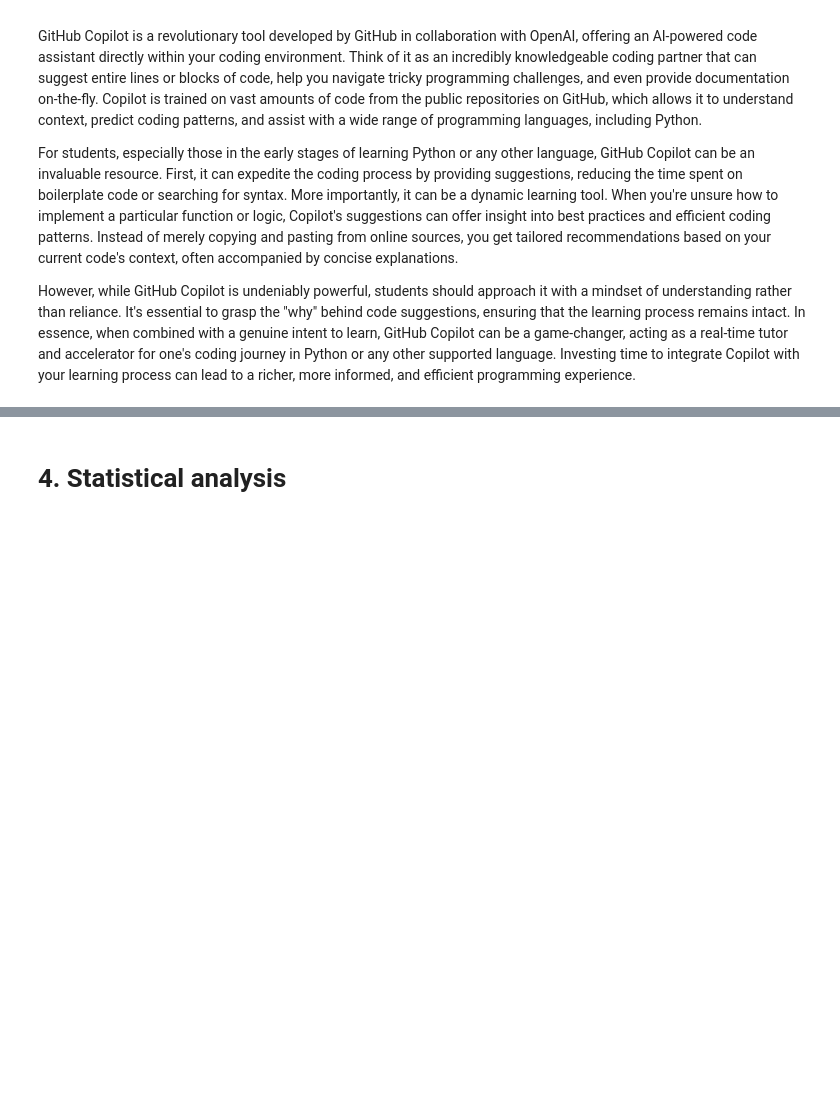
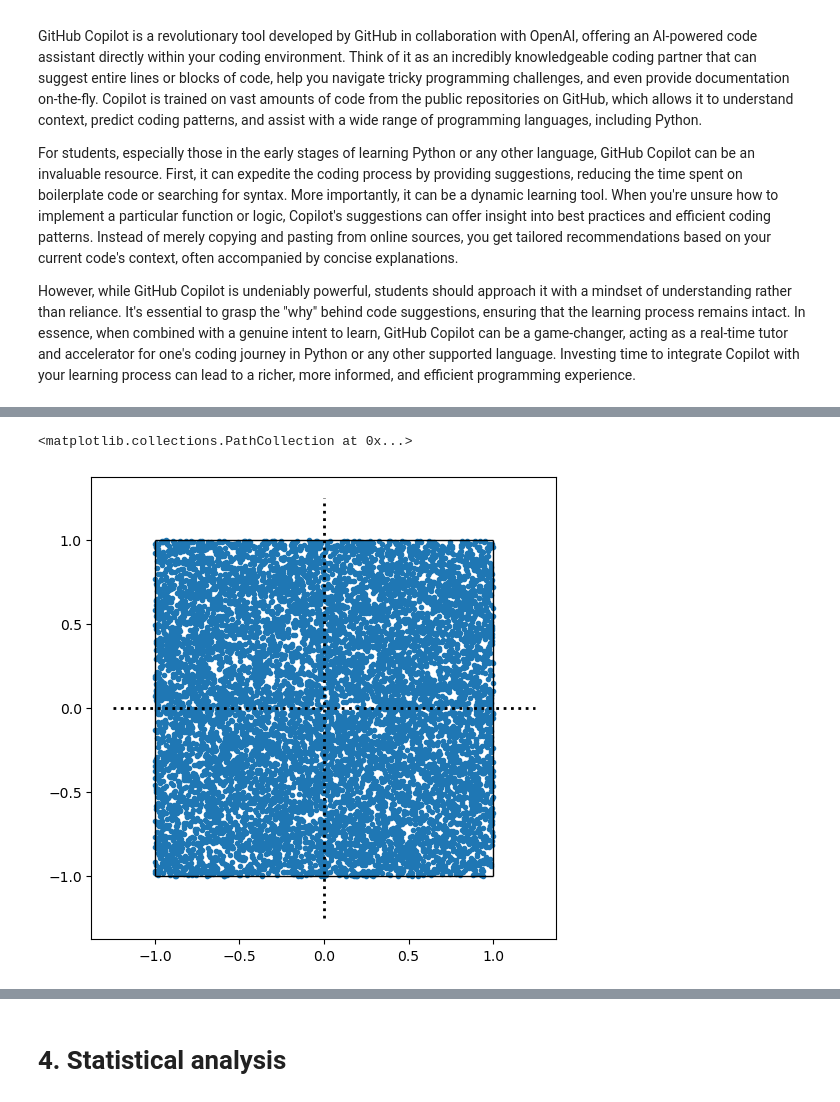
Before and after one commit to wegard/Programming-and-data-management, a Jupyter notebook: Lecture_notebooks/09_Advanced_topics.ipynb, the cells around one changed output, grey strips where cells are left out. Saved outputs shown, nothing was run; the diff lists cells and outputs as text; code cells hidden in the pictures; blank space fills up the shorter version.

```diff
--- a/Lecture_notebooks/09_Advanced_topics.ipynb
+++ b/Lecture_notebooks/09_Advanced_topics.ipynb
@@ -31,0 +78,10 @@ However, while GitHub Copilot is undeniably powerful, students should approach i
+# %%
+#trails = 100
+trails = 10_000
+#trails = 1_000_000
+#trails = 100_000_000
+
+random_points = pd.DataFrame([np.random.uniform(low=-1,high=1, size=trails),
+                              np.random.uniform(low=-1,high=1, size=trails)],
+                             index=['x', 'y']).T
+random_points.tail()
@@ -31,0 +95,10 @@ However, while GitHub Copilot is undeniably powerful, students should approach i
+# %%
+# Let's plot the points in our figure.
+# The points are constructed so all of them are within the square
+
+drawBackground()
+drawRectangle()
+plt.scatter(random_points['x'], random_points['y'], marker='.')
+# %% [output]
+<matplotlib.collections.PathCollection at 0x...>
+[figure, added]
```
Also changed, not shown: parts of 19 cells of this notebook, 1 other file.
